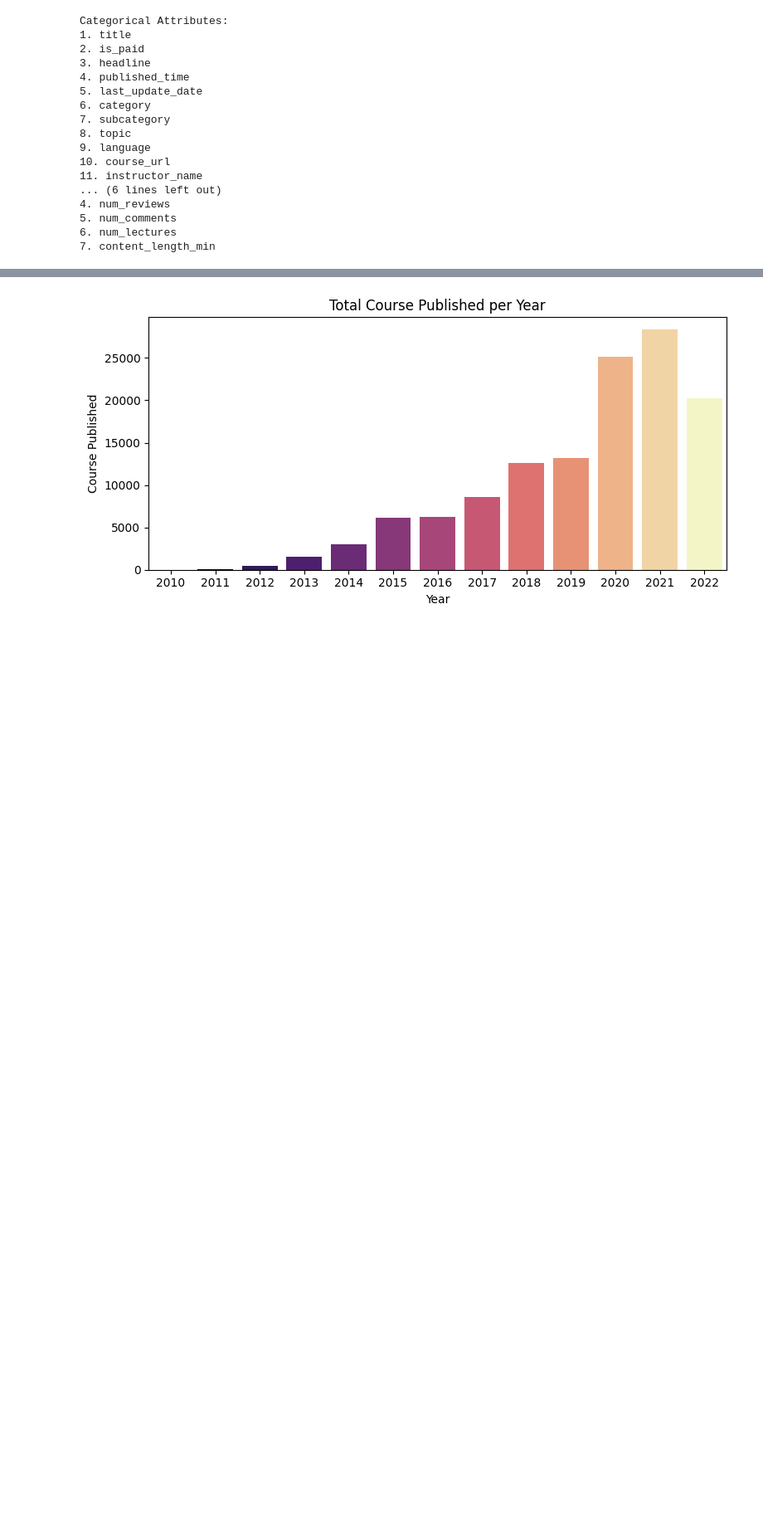
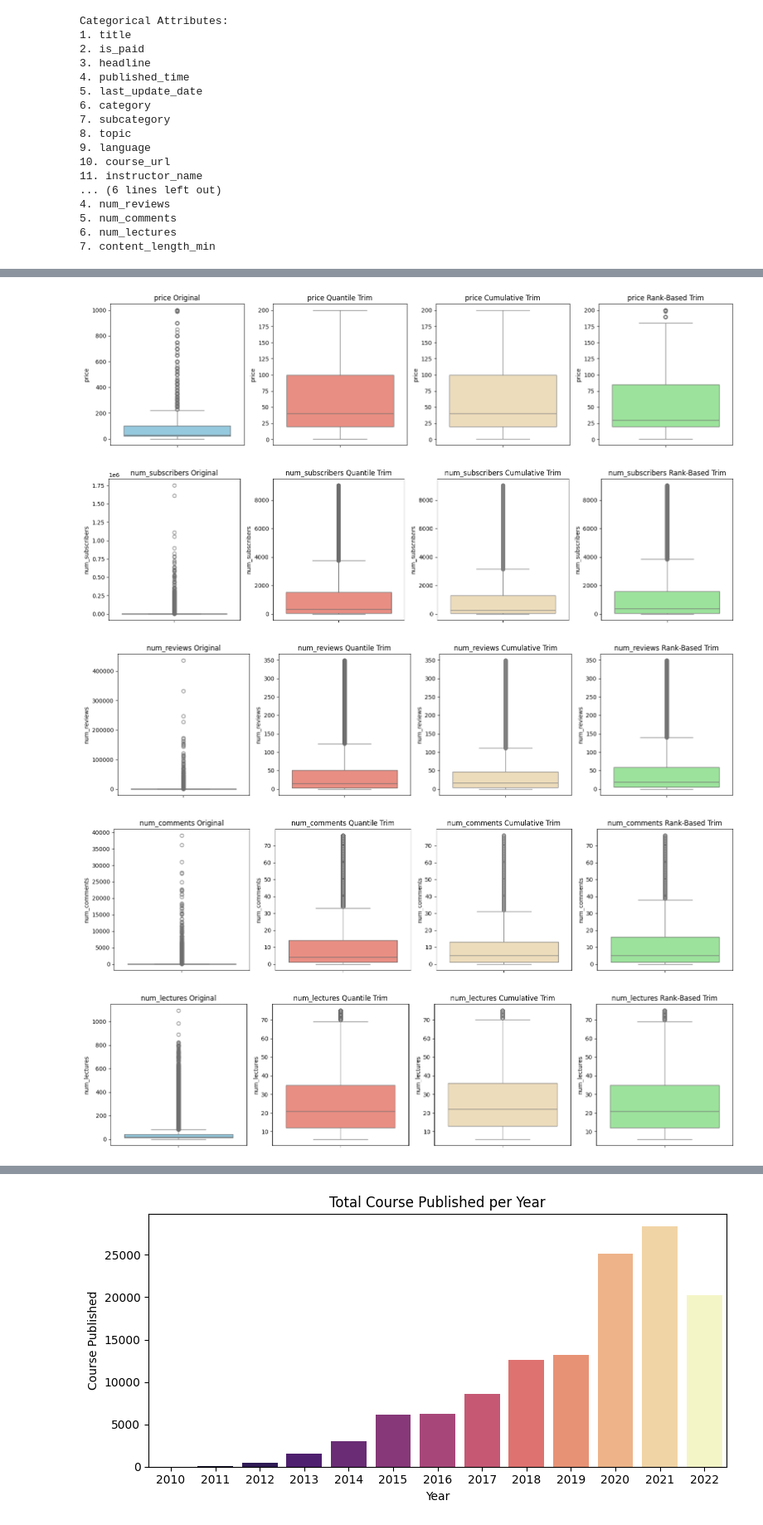
Before and after one commit to MuhammadRhakan/final-project, a Jupyter notebook: Course_Recommendation.ipynb, the cells around one changed output, grey strips where cells are left out. Shown at 83% size. Saved outputs shown, nothing was run; the diff lists cells and outputs as text; code cells hidden in the pictures; blank space fills up the shorter version.

```diff
--- a/Course_Recommendation.ipynb
+++ b/Course_Recommendation.ipynb
@@ -276,0 +263,42 @@ numerical_distribution(course_no_duplicate, numerical)
+# %%
+def outliers_finding(data, features, alpha=0.1):
+  data = data.copy()
+  ctrim = data.copy()
+
+  for column in features:
+    # Quantile-based trimming (5/95 or 10/90)
+    pr_max = data[column].quantile(0.9)
+    pr_min = data[column].quantile(0.1)
+    trim = data[(data[column] >= pr_min) & (data[column] <= pr_max)]
+    ctrim = ctrim[(ctrim[column] >= pr_min) & (ctrim[column] <= pr_max)]
+
+    # Rank-based symmetric trimming (Wilcox-style)
+    sorted_col = data[column].sort_values()
+    n = len(sorted_col)
+    k = int(alpha * n)
+    trimmed_col = sorted_col.iloc[k : n - k]
+    rtrim = data.loc[trimmed_col.index]
+
+    features_tracking = {
+      'Original': (data[column], 'skyblue'),
+      'Quantile Trim': (trim[column], 'salmon'),
+      'Cumulative Trim': (ctrim[column], 'wheat'),
+      'Rank-Based Trim': (rtrim[column], 'lightgreen')}
+
+    plt.figure(figsize=(16, 4))
+    for i, (title, (subset, color)) in enumerate(features_tracking.items(), 1):
+      plt.subplot(1, 4, i)
+      sns.boxplot(subset, color=color)
+      plt.title(f'{column} {title}')
+
+    plt.tight_layout()
+    plt.show()
+
+
+outliers_finding(course_no_duplicate, numerical)
+# %% [output]
+[figure, added]
+[figure, added]
+[figure, added]
+[figure, added]
+[figure, added]
```
Also changed, not shown: parts of 23 cells of this notebook.
